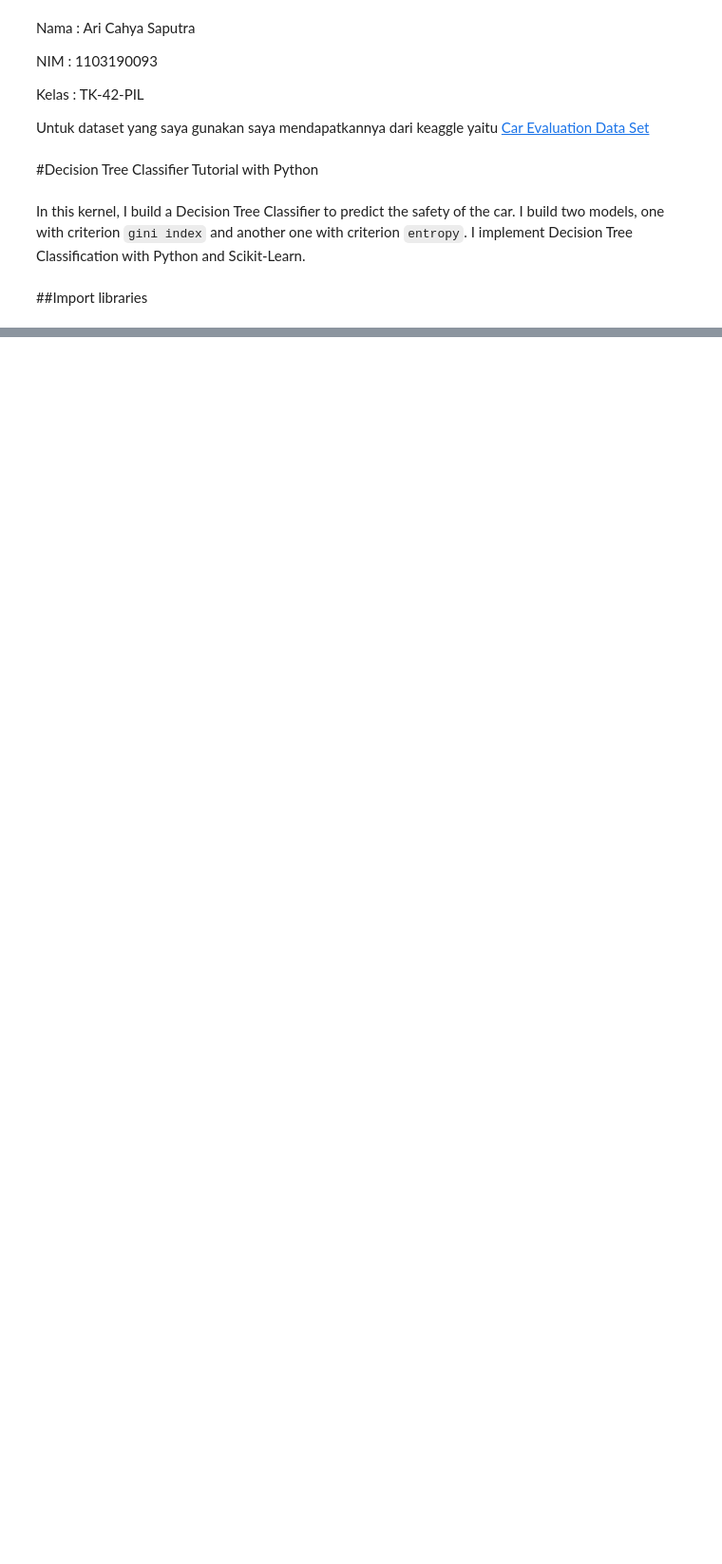
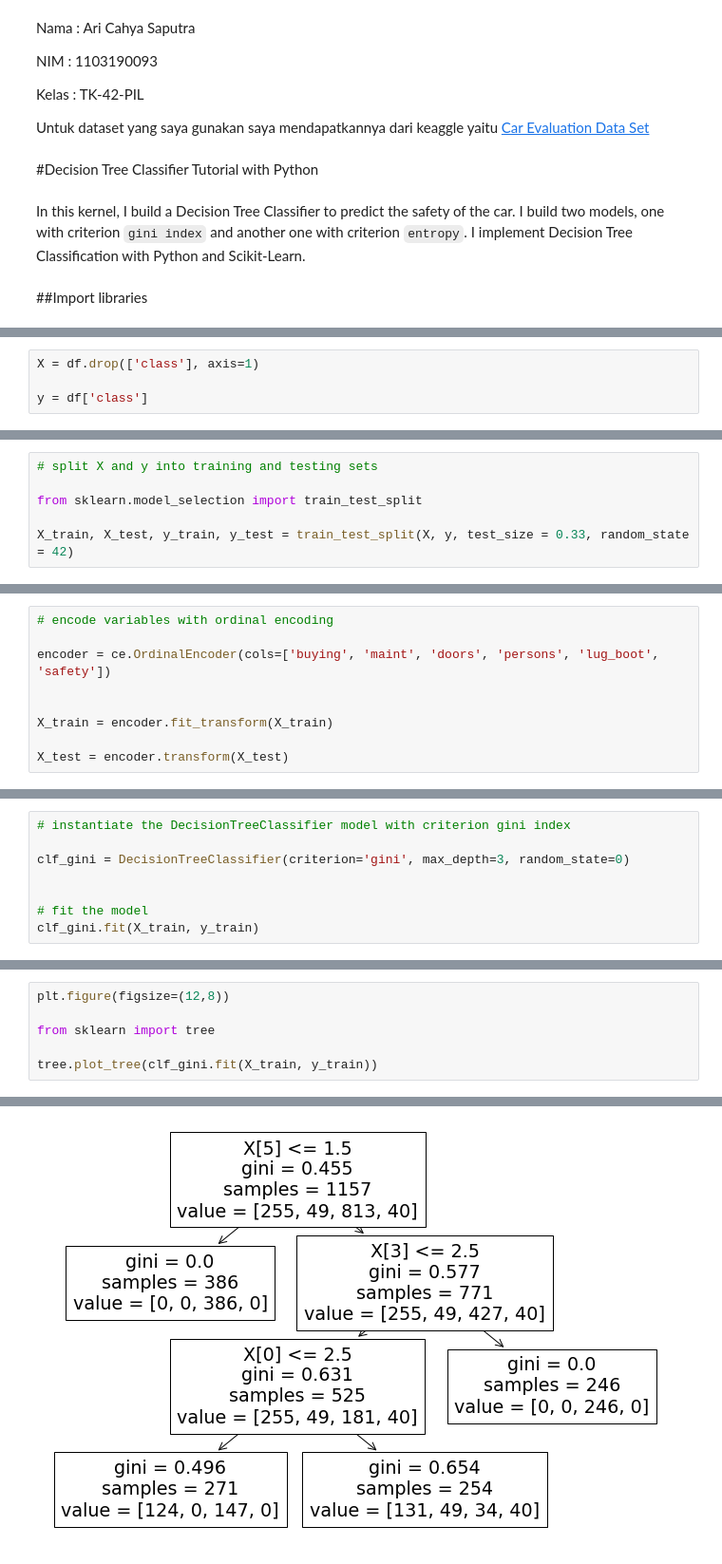
Before and after one commit to aricahyasaputra/machine-learning-course-assigment, a Jupyter notebook: Minggu 3 KNN/Tugas_Minggu_3_Decision_Tree_Classifier_Kaggle.ipynb, the cells around one changed output, grey strips where cells are left out. Shown: that part at 95% size. Cells and saved outputs as stored; diff of their text form; blank space fills up the shorter version.

```diff
--- a/Minggu 3 KNN/Tugas_Minggu_3_Decision_Tree_Classifier_Kaggle.ipynb
+++ b/Minggu 3 KNN/Tugas_Minggu_3_Decision_Tree_Classifier_Kaggle.ipynb
@@ -40,0 +194,4 @@ for dirname, _, filenames in os.walk('/kaggle/input'):
+# %%
+X = df.drop(['class'], axis=1)
+
+y = df['class']
@@ -40,0 +200,6 @@ for dirname, _, filenames in os.walk('/kaggle/input'):
+# %%
+# split X and y into training and testing sets
+
+from sklearn.model_selection import train_test_split
+
+X_train, X_test, y_train, y_test = train_test_split(X, y, test_size = 0.33, random_state = 42)
@@ -40,0 +269,9 @@ for dirname, _, filenames in os.walk('/kaggle/input'):
+# %%
+# encode variables with ordinal encoding
+
+encoder = ce.OrdinalEncoder(cols=['buying', 'maint', 'doors', 'persons', 'lug_boot', 'safety'])
+
+
+X_train = encoder.fit_transform(X_train)
+
+X_test = encoder.transform(X_test)
@@ -40,0 +304,8 @@ for dirname, _, filenames in os.walk('/kaggle/input'):
+# %%
+# instantiate the DecisionTreeClassifier model with criterion gini index
+
+clf_gini = DecisionTreeClassifier(criterion='gini', max_depth=3, random_state=0)
+
+
+# fit the model
+clf_gini.fit(X_train, y_train)
@@ -40,0 +359,7 @@ for dirname, _, filenames in os.walk('/kaggle/input'):
+# %%
+plt.figure(figsize=(12,8))
+
+from sklearn import tree
+
+tree.plot_tree(clf_gini.fit(X_train, y_train))
+# %% [output]
@@ -40,0 +373 @@ for dirname, _, filenames in os.walk('/kaggle/input'):
+[figure, added]
```
Also changed, not shown: parts of 94 cells of this notebook.
